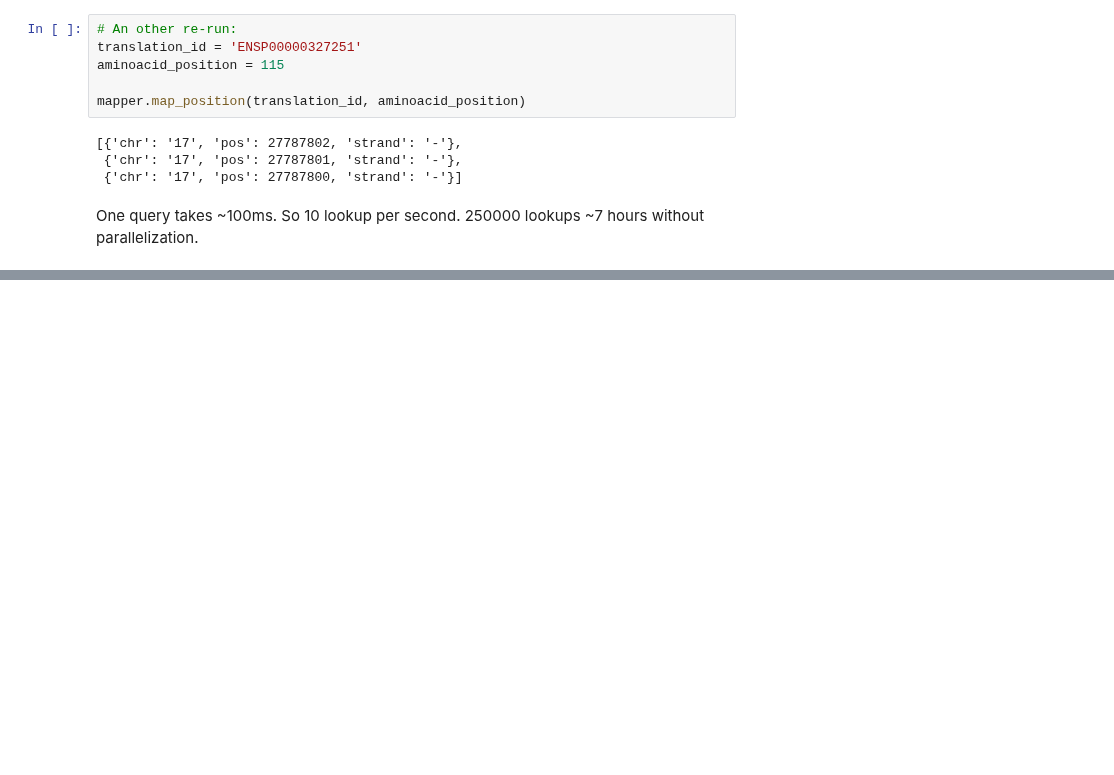
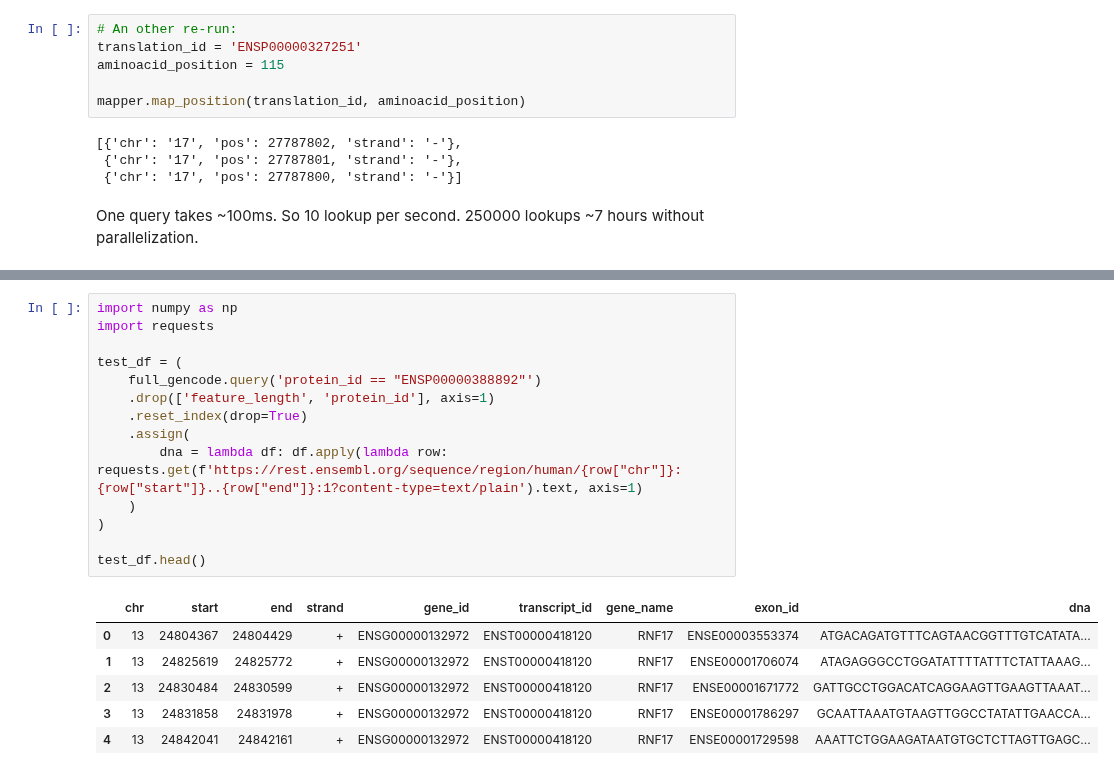
Before and after one commit to DSuveges/random_notebooks, a Jupyter notebook: 2021.05.01_drug2pdb/ResidueMapper.ipynb, the cells around one changed output, grey strips where cells are left out. Saved outputs shown, nothing was run; the diff lists cells and outputs as text; blank space fills up the shorter version.

```diff
--- a/2021.05.01_drug2pdb/ResidueMapper.ipynb
+++ b/2021.05.01_drug2pdb/ResidueMapper.ipynb
@@ -128,0 +223,21 @@ One query takes ~100ms. So 10 lookup per second. 250000 lookups ~7 hours without
+# %%
+import numpy as np
+import requests
+
+test_df = (
+    full_gencode.query('protein_id == "ENSP00000388892"')
+    .drop(['feature_length', 'protein_id'], axis=1)
+    .reset_index(drop=True)
+    .assign(
+        dna = lambda df: df.apply(lambda row: requests.get(f'https://rest.ensembl.org/sequence/region/human/{row["chr"]}:{row["start"]}..{row["end"]}:1?content-type=text/plain').text, axis=1)
+    )
+)
+
+test_df.head()
+# %% [output]
+|  | chr | start | end | strand | gene_id | transcript_id | gene_name | exon_id | dna |
+| 0 | 13 | 24804367 | 24804429 | + | ENSG00000132972 | ENST00000418120 | RNF17 | ENSE00003553374 | ATGACAGATGTTTCAGTAACGGTTTGTCATATA... |
+| 1 | 13 | 24825619 | 24825772 | + | ENSG00000132972 | ENST00000418120 | RNF17 | ENSE00001706074 | ATAGAGGGCCTGGATATTTTATTTCTATTAAAG... |
+| 2 | 13 | 24830484 | 24830599 | + | ENSG00000132972 | ENST00000418120 | RNF17 | ENSE00001671772 | GATTGCCTGGACATCAGGAAGTTGAAGTTAAAT... |
+| 3 | 13 | 24831858 | 24831978 | + | ENSG00000132972 | ENST00000418120 | RNF17 | ENSE00001786297 | GCAATTAAATGTAAGTTGGCCTATATTGAACCA... |
+| 4 | 13 | 24842041 | 24842161 | + | ENSG00000132972 | ENST00000418120 | RNF17 | ENSE00001729598 | AAATTCTGGAAGATAATGTGCTCTTAGTTGAGC... |
```
Also changed, not shown: parts of 15 cells of this notebook, 2 other files.
